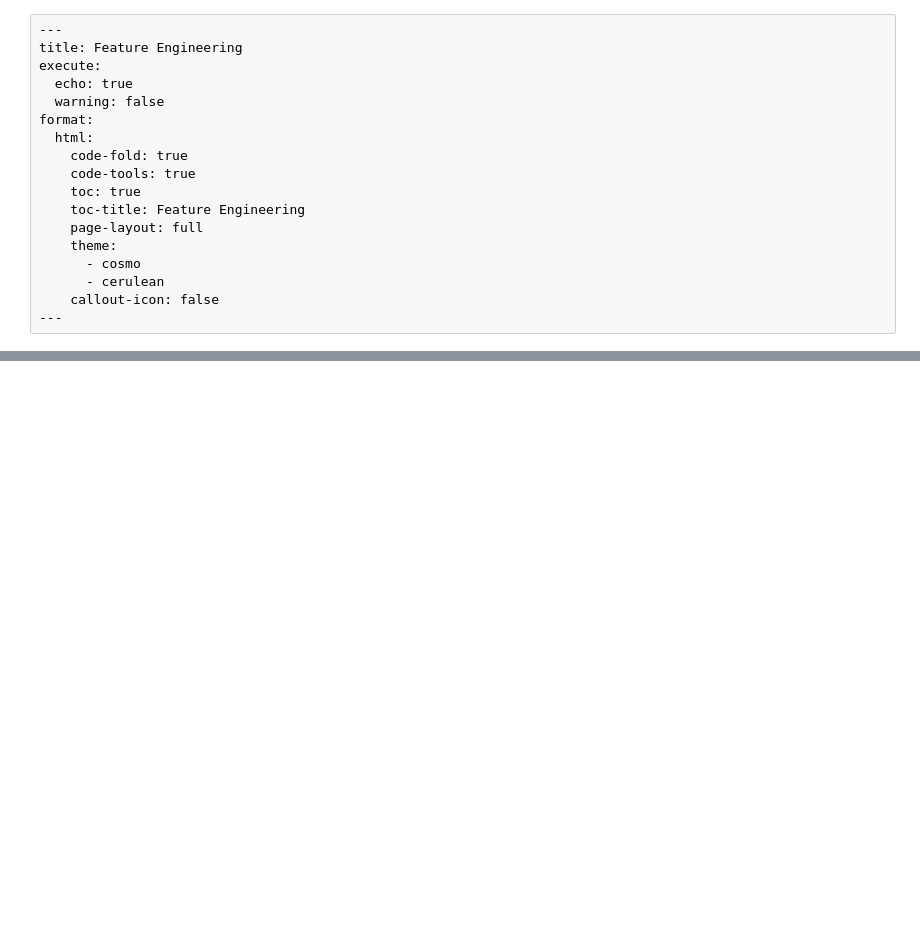
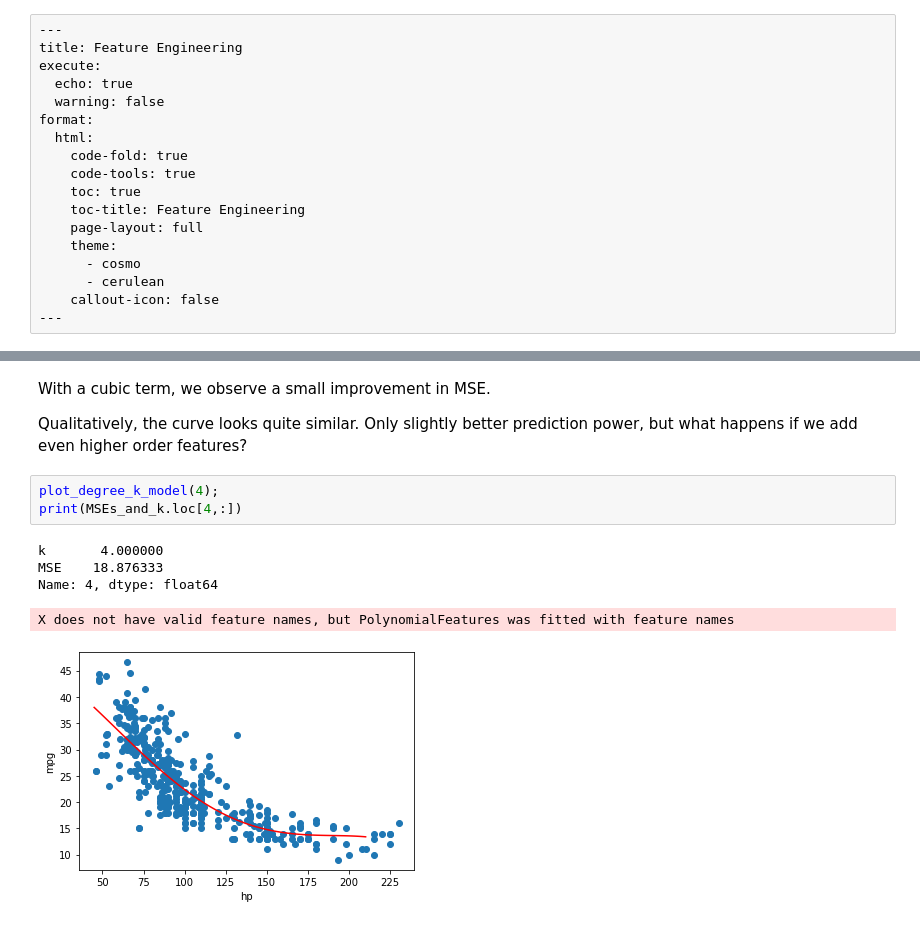
Before and after one commit to DS-100/course-notes, a Jupyter notebook: feature_engineering/feature_engineering.ipynb, the cells around one changed output, grey strips where cells are left out. Drawn from its saved outputs; the diff is of its cells as text; blank space fills up the shorter version.

```diff
--- a/feature_engineering/feature_engineering.ipynb
+++ b/feature_engineering/feature_engineering.ipynb
@@ -97,0 +235,13 @@ tips.head(5)
+# %% [markdown]
+With a cubic term, we observe a small improvement in MSE.
+
+Qualitatively, the curve looks quite similar. Only slightly better prediction power, but what happens if we add even higher order features?
+# %%
+plot_degree_k_model(4);
+print(MSEs_and_k.loc[4,:])
+# %% [output]
+k       4.000000
+MSE    18.876333
+Name: 4, dtype: float64
+X does not have valid feature names, but PolynomialFeatures was fitted with feature names
+[figure, added]
```
Also changed, not shown: parts of 16 cells of this notebook, 8 other files.
